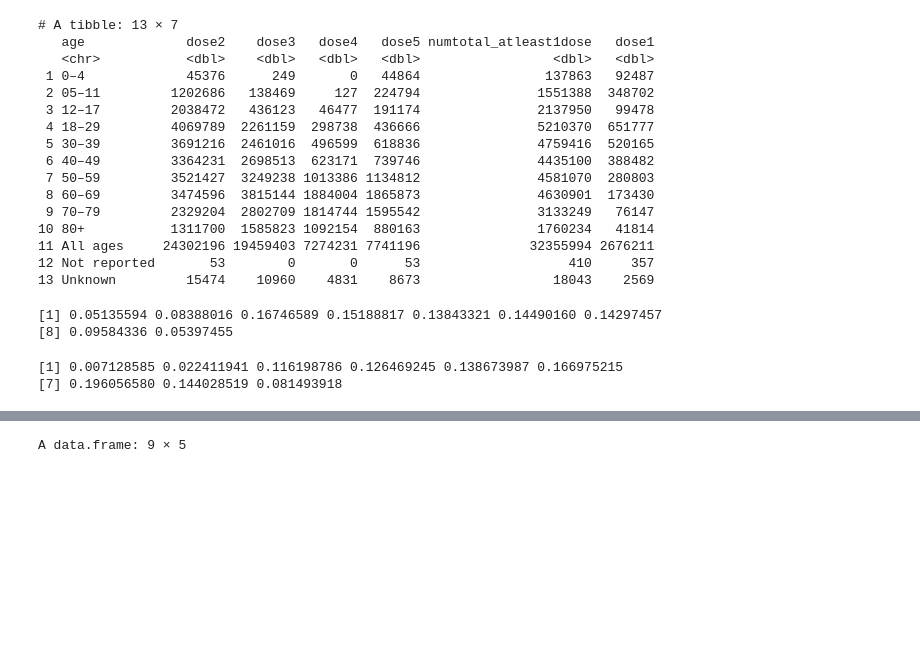
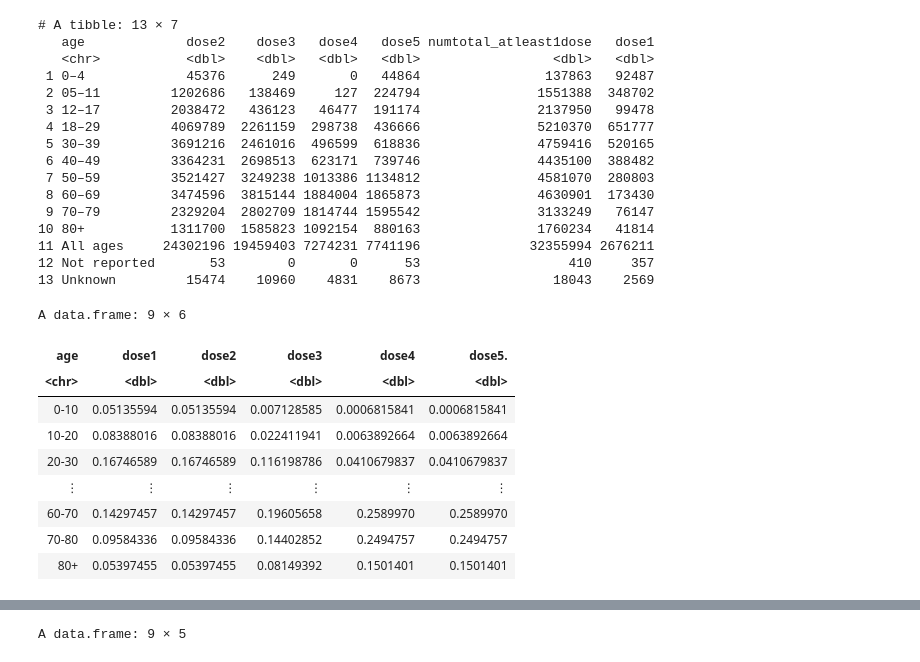
Before and after one commit to kiarashbahari/heart, a Jupyter notebook: vaccineeeee/visual-age.ipynb, the cells around one changed output, grey strips where cells are left out. Cells and saved outputs as stored; diff of their text form; code cells hidden in the pictures; blank space fills up the shorter version.

```diff
--- a/vaccineeeee/visual-age.ipynb
+++ b/vaccineeeee/visual-age.ipynb
@@ -101,39 +101,56 @@ print(daydata)
 # %%
 agec<-c("0-10",
        "10-20",
        "20-30",
        "30-40",
        "40-50",
        "50-60",
        "60-70",
        "70-80",
        "80+"
       )
+dose2<-c((45376 +1202686)/24302196,
+ 2038472/24302196 ,
+4069789/24302196 ,
+3691216 /24302196 ,
+3364231/24302196 ,
+3521427 /24302196 ,
+3474596 /24302196 ,
+2329204/24302196 ,
+1311700/24302196 )
+dose3<-c((249+138469)/19459403,
+436123 /19459403,
+2261159/19459403,
+2461016/19459403,
+2698513/19459403,
+3249238/19459403,
+3815144/19459403,
+2802709/19459403,
+1585823/19459403)
+dose4<-c(0.000681584073973007,
+46477/7274231,
+298738/7274231,
+496599 /7274231,
+623171/7274231,
+1013386/7274231,
+1884004/7274231,
+1814744/7274231,
+1092154/7274231)
+agepercent <- data.frame(age = agec,
+                          dose1 = dose2,
+                          dose2 = dose2,
+                          dose3 = dose3,
+                          dose4 = dose4,
+                        dose5+=dose4)
+agepercent
+# %% [output]
+A data.frame: 9 × 6
+| age | dose1 | dose2 | dose3 | dose4 | dose5. |
+| <chr> | <dbl> | <dbl> | <dbl> | <dbl> | <dbl> |
+| 0-10 | 0.05135594 | 0.05135594 | 0.007128585 | 0.0006815841 | 0.0006815841 |
+| 10-20 | 0.08388016 | 0.08388016 | 0.022411941 | 0.0063892664 | 0.0063892664 |
+| 20-30 | 0.16746589 | 0.16746589 | 0.116198786 | 0.0410679837 | 0.0410679837 |
+| ⋮ | ⋮ | ⋮ | ⋮ | ⋮ | ⋮ |
+| 60-70 | 0.14297457 | 0.14297457 | 0.19605658 | 0.2589970 | 0.2589970 |
+| 70-80 | 0.09584336 | 0.09584336 | 0.14402852 | 0.2494757 | 0.2494757 |
+| 80+ | 0.05397455 | 0.05397455 | 0.08149392 | 0.1501401 | 0.1501401 |
-# %%
-dose2<-c((45376 +1202686)/24302196,
- 2038472/24302196 ,
-4069789/24302196 ,
-3691216 /24302196 ,
-3364231/24302196 ,
-3521427 /24302196 ,
-3474596 /24302196 ,
-2329204/24302196 ,
-1311700/24302196 )
-dose2
-# %% [output]
-[1] 0.05135594 0.08388016 0.16746589 0.15188817 0.13843321 0.14490160 0.14297457
-[8] 0.09584336 0.05397455
-# %%
-dose3<-c((249+138469)/19459403,
-436123 /19459403,
-2261159/19459403,
-2461016/19459403,
-2698513/19459403,
-3249238/19459403,
-3815144/19459403,
-2802709/19459403,
-1585823/19459403)
-dose3
-# %% [output]
-[1] 0.007128585 0.022411941 0.116198786 0.126469245 0.138673987 0.166975215
-[7] 0.196056580 0.144028519 0.081493918
```
Also changed, not shown: parts of 2 cells of this notebook.
